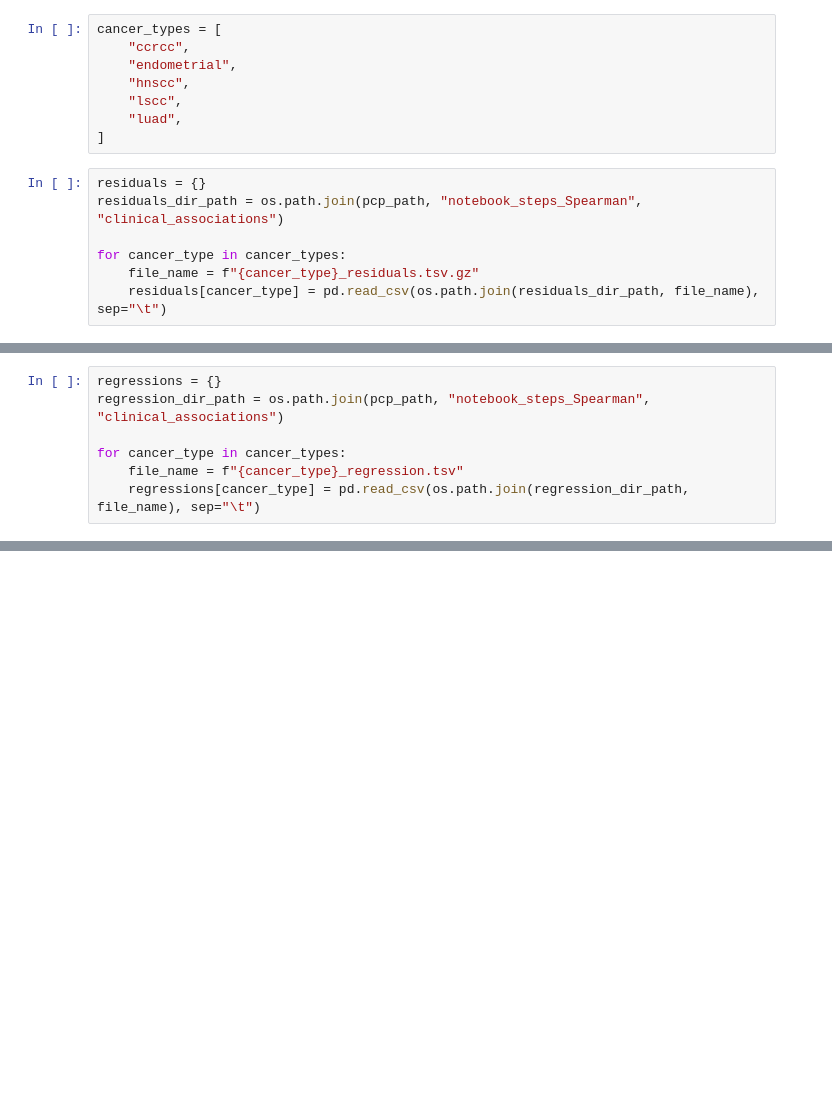
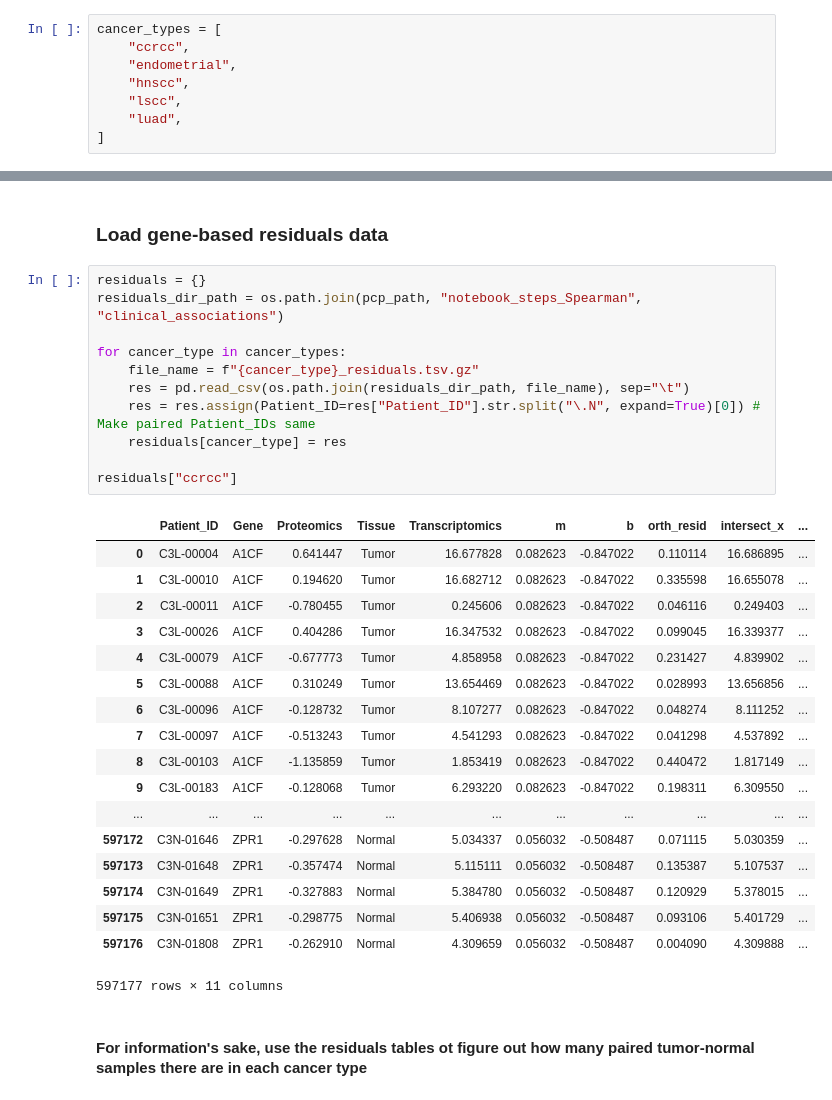
Before and after one commit to caleb-lindgren/deltaCorrML, a Jupyter notebook: load_data.ipynb, the cells around one changed output, grey strips where cells are left out. Drawn from its saved outputs; the diff is of its cells as text; blank space fills up the shorter version.

Commit message:
Work on data loading

```diff
--- a/load_data.ipynb
+++ b/load_data.ipynb
@@ -22,10 +26,3 @@ cancer_types = [
     "lscc",
     "luad",
 ]
-# %%
-residuals = {}
-residuals_dir_path = os.path.join(pcp_path, "notebook_steps_Spearman", "clinical_associations")
-
-for cancer_type in cancer_types:
-    file_name = f"{cancer_type}_residuals.tsv.gz"
-    residuals[cancer_type] = pd.read_csv(os.path.join(residuals_dir_path, file_name), sep="\t")
@@ -53,7 +28,0 @@ residuals["ccrcc"]
-# %%
-regressions = {}
-regression_dir_path = os.path.join(pcp_path, "notebook_steps_Spearman", "clinical_associations")
-
-for cancer_type in cancer_types:
-    file_name = f"{cancer_type}_regression.tsv"
-    regressions[cancer_type] = pd.read_csv(os.path.join(regression_dir_path, file_name), sep="\t")
@@ -80,0 +56,34 @@ regressions["ccrcc"]
+# %% [markdown]
+### Load gene-based residuals data
+# %%
+residuals = {}
+residuals_dir_path = os.path.join(pcp_path, "notebook_steps_Spearman", "clinical_associations")
+
+for cancer_type in cancer_types:
+    file_name = f"{cancer_type}_residuals.tsv.gz"
+    res = pd.read_csv(os.path.join(residuals_dir_path, file_name), sep="\t")
+    res = res.assign(Patient_ID=res["Patient_ID"].str.split("\.N", expand=True)[0]) # Make paired Patient_IDs same
+    residuals[cancer_type] = res
+
+residuals["ccrcc"]
+# %% [output]
+|  | Patient_ID | Gene | Proteomics | Tissue | Transcriptomics | m | b | orth_resid | intersect_x | ... |
+| 0 | C3L-00004 | A1CF | 0.641447 | Tumor | 16.677828 | 0.082623 | -0.847022 | 0.110114 | 16.686895 | ... |
+| 1 | C3L-00010 | A1CF | 0.194620 | Tumor | 16.682712 | 0.082623 | -0.847022 | 0.335598 | 16.655078 | ... |
+| 2 | C3L-00011 | A1CF | -0.780455 | Tumor | 0.245606 | 0.082623 | -0.847022 | 0.046116 | 0.249403 | ... |
+| 3 | C3L-00026 | A1CF | 0.404286 | Tumor | 16.347532 | 0.082623 | -0.847022 | 0.099045 | 16.339377 | ... |
+| 4 | C3L-00079 | A1CF | -0.677773 | Tumor | 4.858958 | 0.082623 | -0.847022 | 0.231427 | 4.839902 | ... |
+| 5 | C3L-00088 | A1CF | 0.310249 | Tumor | 13.654469 | 0.082623 | -0.847022 | 0.028993 | 13.656856 | ... |
+| 6 | C3L-00096 | A1CF | -0.128732 | Tumor | 8.107277 | 0.082623 | -0.847022 | 0.048274 | 8.111252 | ... |
+| 7 | C3L-00097 | A1CF | -0.513243 | Tumor | 4.541293 | 0.082623 | -0.847022 | 0.041298 | 4.537892 | ... |
+| 8 | C3L-00103 | A1CF | -1.135859 | Tumor | 1.853419 | 0.082623 | -0.847022 | 0.440472 | 1.817149 | ... |
+| 9 | C3L-00183 | A1CF | -0.128068 | Tumor | 6.293220 | 0.082623 | -0.847022 | 0.198311 | 6.309550 | ... |
+| ... | ... | ... | ... | ... | ... | ... | ... | ... | ... | ... |
+| 597172 | C3N-01646 | ZPR1 | -0.297628 | Normal | 5.034337 | 0.056032 | -0.508487 | 0.071115 | 5.030359 | ... |
+| 597173 | C3N-01648 | ZPR1 | -0.357474 | Normal | 5.115111 | 0.056032 | -0.508487 | 0.135387 | 5.107537 | ... |
+| 597174 | C3N-01649 | ZPR1 | -0.327883 | Normal | 5.384780 | 0.056032 | -0.508487 | 0.120929 | 5.378015 | ... |
+| 597175 | C3N-01651 | ZPR1 | -0.298775 | Normal | 5.406938 | 0.056032 | -0.508487 | 0.093106 | 5.401729 | ... |
+| 597176 | C3N-01808 | ZPR1 | -0.262910 | Normal | 4.309659 | 0.056032 | -0.508487 | 0.004090 | 4.309888 | ... |
+597177 rows × 11 columns
+# %% [markdown]
+#### For information's sake, use the residuals tables ot figure out how many paired tumor-normal samples there are in each cancer type
```
Also changed, not shown: parts of 22 cells of this notebook.
